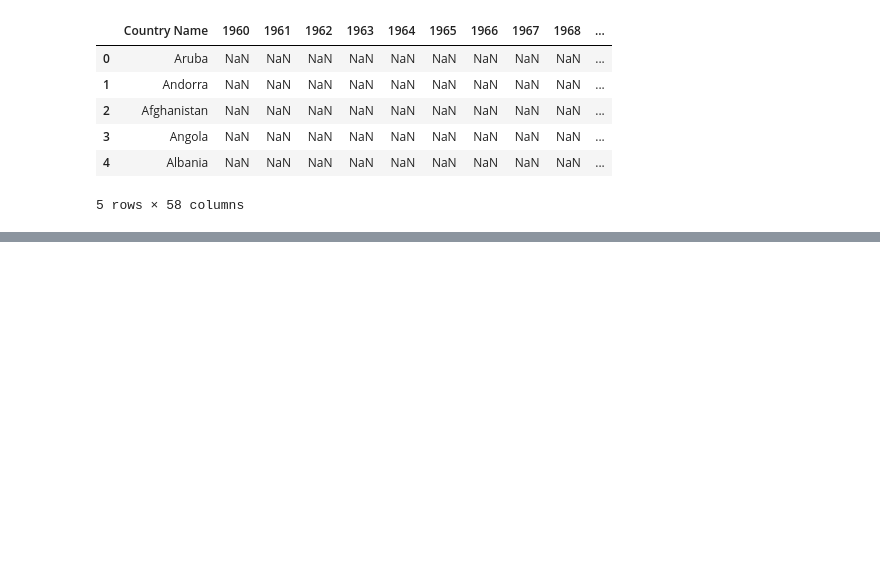
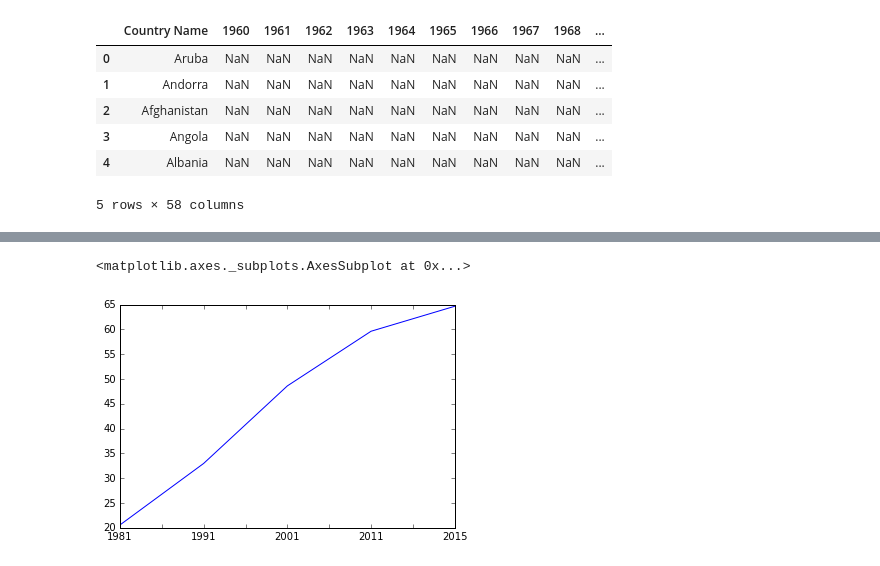
Before and after one commit to sagun101/HDI, a Jupyter notebook: project files/project.ipynb, the cells around one changed output, grey strips where cells are left out. Cells and saved outputs as stored; diff of their text form; code cells hidden in the pictures; blank space fills up the shorter version.

```diff
--- a/project files/project.ipynb
+++ b/project files/project.ipynb
@@ -104,0 +70,7 @@ life = pd.read_csv("API_SP.DYN.LE00.IN_DS2_en_csv_v2.csv", skiprows= 3)
+# %%
+edu.drop(['Country Code', 'Indicator Name', 'Indicator Code', 'Unnamed: 61'],
+           axis=1, inplace=True)
+# %%
+edu.set_index('Country Name', inplace=True)
+# %%
+edu = edu.transpose()
@@ -104,0 +98,7 @@ life = pd.read_csv("API_SP.DYN.LE00.IN_DS2_en_csv_v2.csv", skiprows= 3)
+# %%
+edu_np =edu["Nepal"].dropna()
+# %%
+edu_np.plot()
+# %% [output]
+<matplotlib.axes._subplots.AxesSubplot at 0x...>
+[figure, added]
```
Also changed, not shown: parts of 20 cells of this notebook.
